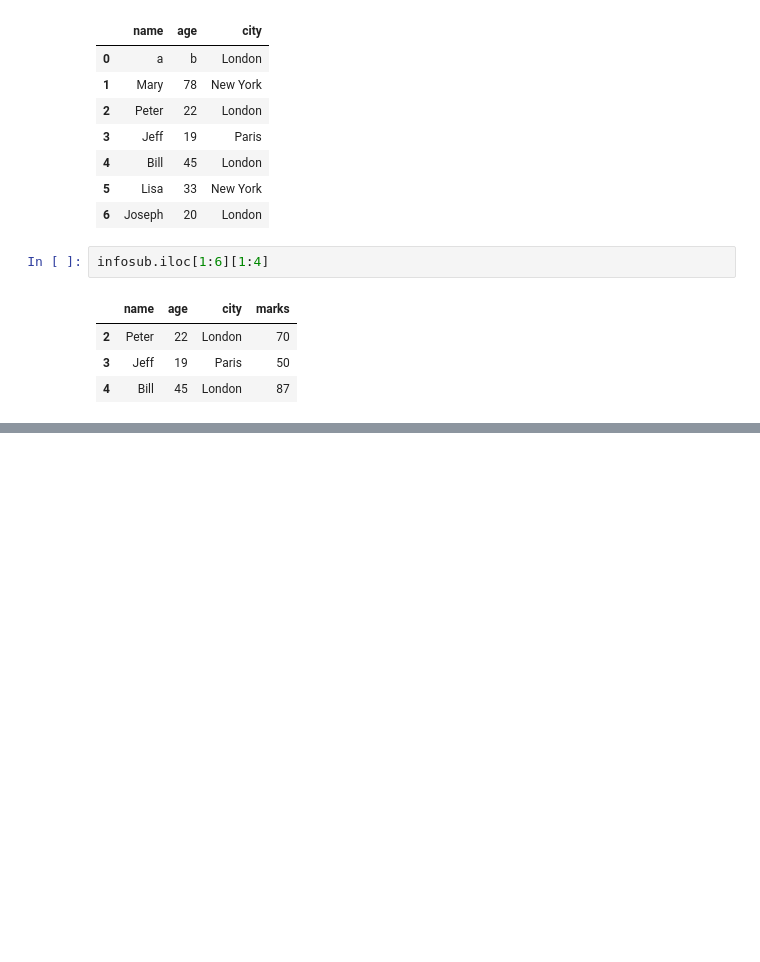
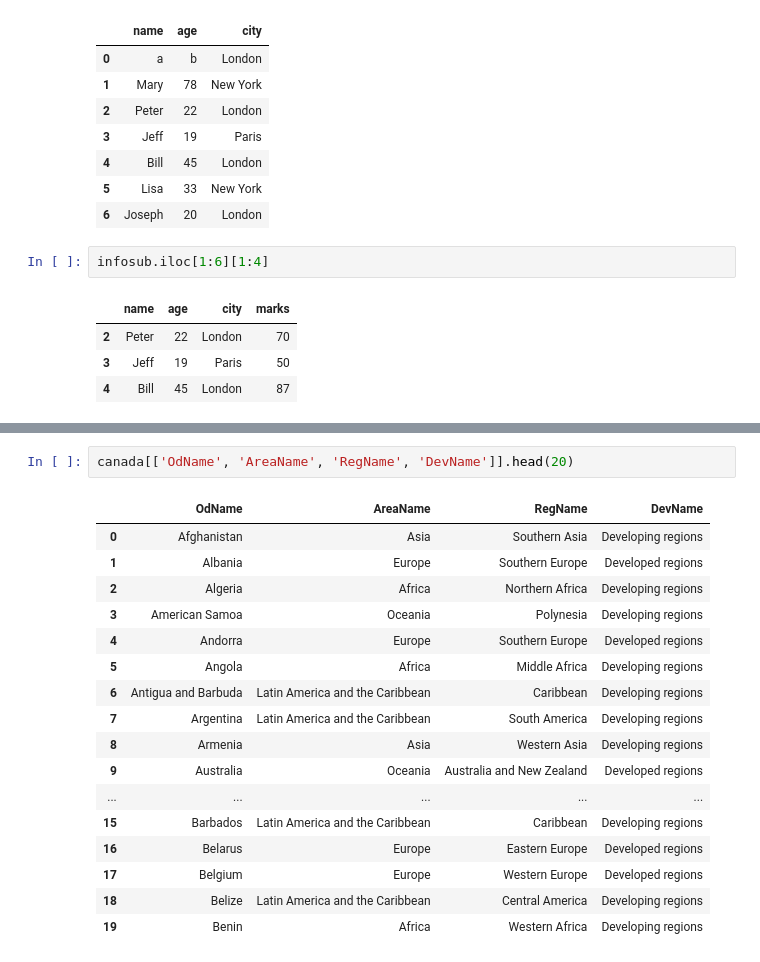
Before and after one commit to Utkash12/digipodium, a Jupyter notebook: data analysis/data_analysis_prac.ipynb, the cells around one changed output, grey strips where cells are left out. Drawn from its saved outputs; the diff is of its cells as text; blank space fills up the shorter version.

```diff
--- a/data analysis/data_analysis_prac.ipynb
+++ b/data analysis/data_analysis_prac.ipynb
@@ -236,0 +347,20 @@ infosub.iloc[1:6][1:4]
+# %%
+canada[['OdName', 'AreaName', 'RegName', 'DevName']].head(20)
+# %% [output]
+|  | OdName | AreaName | RegName | DevName |
+| 0 | Afghanistan | Asia | Southern Asia | Developing regions |
+| 1 | Albania | Europe | Southern Europe | Developed regions |
+| 2 | Algeria | Africa | Northern Africa | Developing regions |
+| 3 | American Samoa | Oceania | Polynesia | Developing regions |
+| 4 | Andorra | Europe | Southern Europe | Developed regions |
+| 5 | Angola | Africa | Middle Africa | Developing regions |
+| 6 | Antigua and Barbuda | Latin America and the Caribbean | Caribbean | Developing regions |
+| 7 | Argentina | Latin America and the Caribbean | South America | Developing regions |
+| 8 | Armenia | Asia | Western Asia | Developing regions |
+| 9 | Australia | Oceania | Australia and New Zealand | Developed regions |
+| ... | ... | ... | ... | ... |
+| 15 | Barbados | Latin America and the Caribbean | Caribbean | Developing regions |
+| 16 | Belarus | Europe | Eastern Europe | Developed regions |
+| 17 | Belgium | Europe | Western Europe | Developed regions |
+| 18 | Belize | Latin America and the Caribbean | Central America | Developing regions |
+| 19 | Benin | Africa | Western Africa | Developing regions |
```
Also changed, not shown: parts of 22 cells of this notebook, 1 other file.
